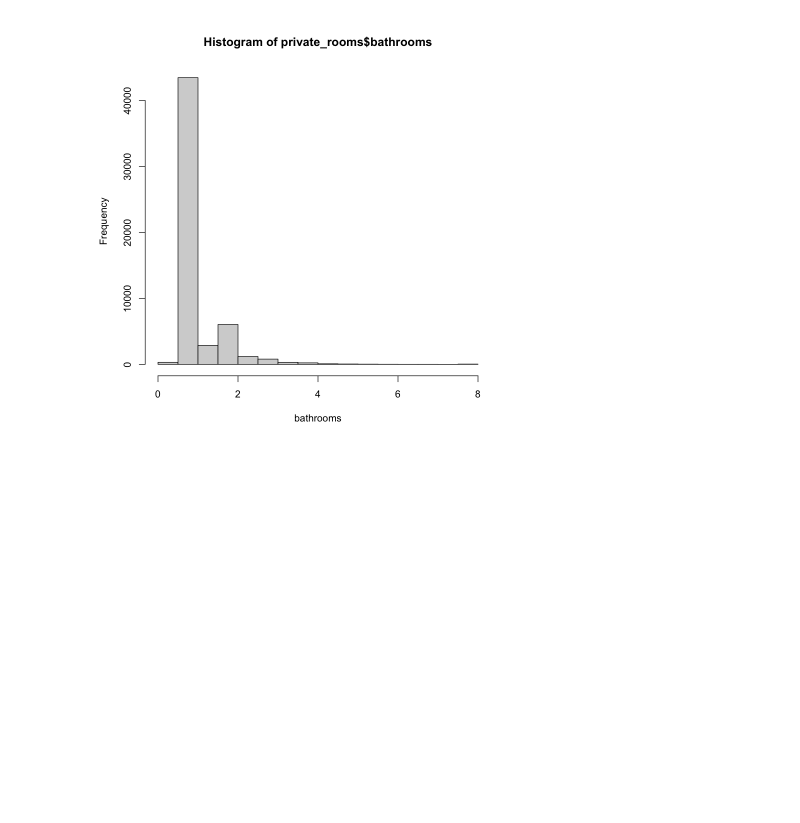
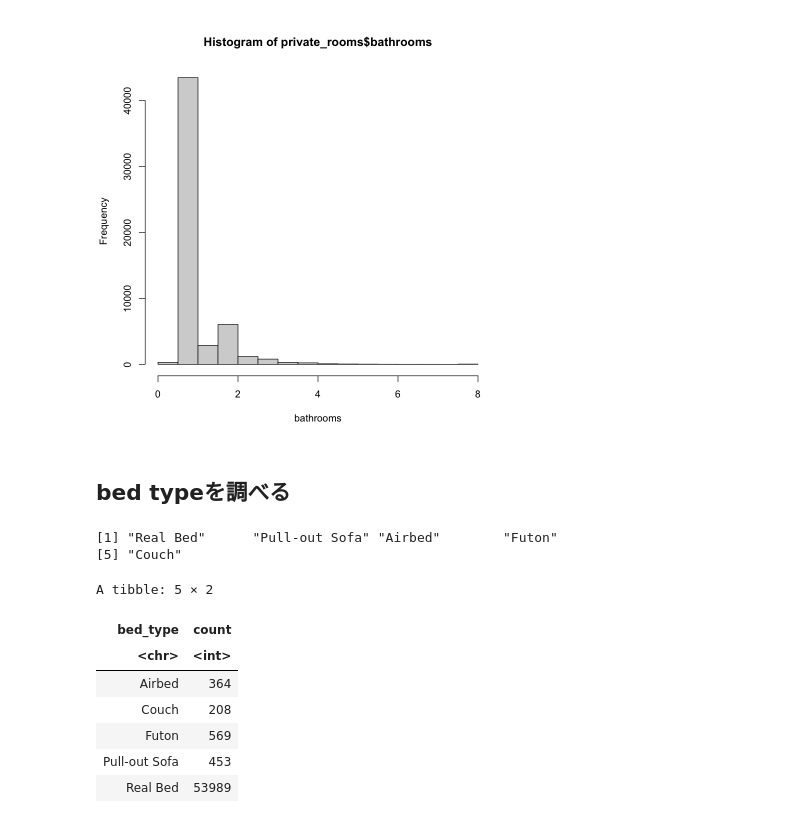
Before and after one commit to wang-zhijun/learn-statistics, a Jupyter notebook: 01_民泊サービスの宿泊価格予測.ipynb, the cells around one changed output. Drawn from its saved outputs; the diff is of its cells as text; code cells hidden in the pictures; blank space fills up the shorter version.

```diff
--- a/01_民泊サービスの宿泊価格予測.ipynb
+++ b/01_民泊サービスの宿泊価格予測.ipynb
@@ -114,3 +114,27 @@ hist(private_rooms$bathrooms,
     )
 # %% [output]
 [figure]
+# %% [markdown]
+## bed typeを調べる
+# %%
+# どんなbed typeあるかを調べる
+unique(private_rooms$bed_type)
+# %% [output]
+[1] "Real Bed"      "Pull-out Sofa" "Airbed"        "Futon"
+[5] "Couch"
+# %%
+# typeごとに家の数をカウント
+bed_type_count <- private_rooms %>%
+    select(bed_type) %>%
+    group_by(bed_type) %>%
+    summarise(count = n())
+bed_type_count
+# %% [output]
+A tibble: 5 × 2
+| bed_type | count |
+| <chr> | <int> |
+| Airbed | 364 |
+| Couch | 208 |
+| Futon | 569 |
+| Pull-out Sofa | 453 |
+| Real Bed | 53989 |
```
Also changed, not shown: parts of 5 cells of this notebook.
